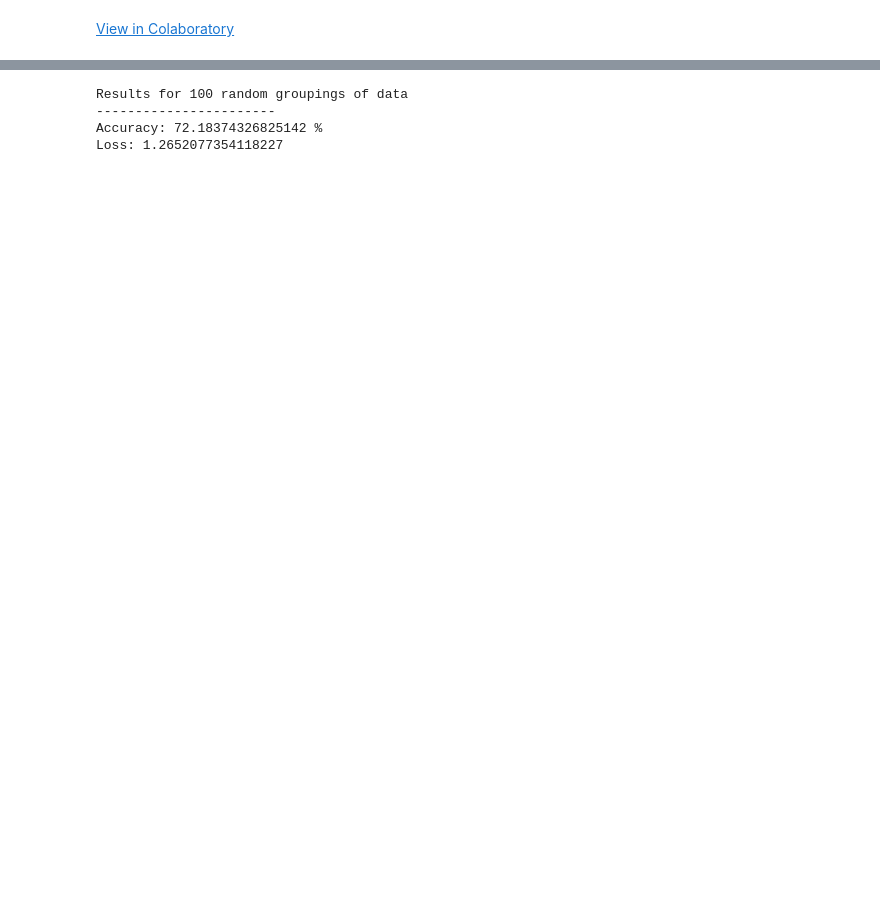
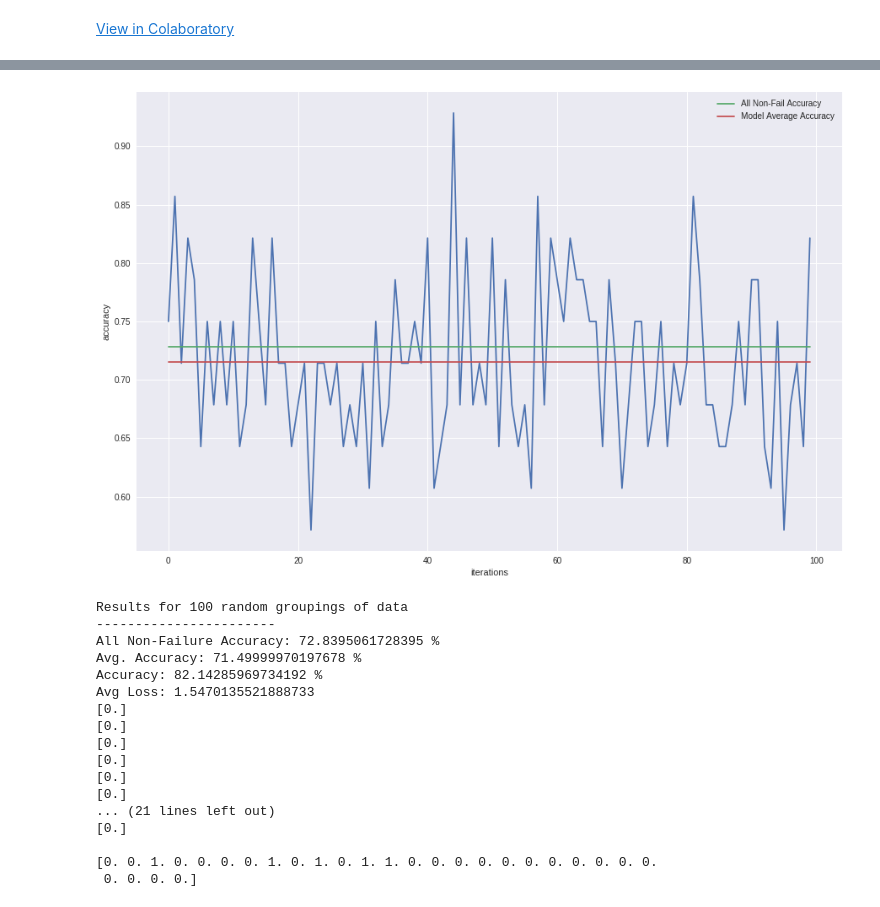
Before and after one commit to jgrandinetti/AI, a Jupyter notebook: SBRT.ipynb, the cells around one changed output, grey strips where cells are left out. Drawn from its saved outputs; the diff is of its cells as text; code cells hidden in the pictures; blank space fills up the shorter version.

```diff
--- a/SBRT.ipynb
+++ b/SBRT.ipynb
@@ -207,17 +209,54 @@ for it in range(its):
   loss.append(results[0])
-# %%
-print("Results for %0.0f random groupings of data" %its)
-print("-----------------------")
-acc = np.array(acc)
-print("Accuracy:",np.average(acc)*100,"%")
-
-loss = np.array(loss)
-print("Loss:",np.average(loss))
-# %% [output]
-Results for 100 random groupings of data
------------------------
-Accuracy: 72.18374326825142 %
-Loss: 1.2652077354118227
+# %%
+all_acc = [(59/81)] * len(acc)
+avg_acc = [np.average(acc)] * len(acc)
+
+plt.figure(figsize=(15,10))
+plt.plot(acc_count, acc)
+plt.plot(acc_count, all_acc, label='All Non-Fail Accuracy')
+plt.plot(acc_count, avg_acc, label='Model Average Accuracy')
+plt.xlabel('iterations')
+plt.ylabel('accuracy')
+plt.legend(loc='best')
+plt.show()
+
+print("Results for %0.0f random groupings of data" %its)
+print("-----------------------")
+acc = np.array(acc)
+print("All Non-Failure Accuracy:", (100*59/81), "%")
+print("Avg. Accuracy:",np.average(acc)*100,"%")
+print("Accuracy:",(acc[-1])*100,"%")
+
+loss = np.array(loss)
+print("Avg Loss:",np.average(loss))
+
+
+ynew = model.predict(X_test)
+for x in range(len(ynew)):
+  print(np.rint(ynew[x]))
+print()
+print((Y_test))
+
+#vary batch size and testing split
+# %% [output]
+[figure, added]
+Results for 100 random groupings of data
+-----------------------
+All Non-Failure Accuracy: 72.8395061728395 %
+Avg. Accuracy: 71.49999970197678 %
+Accuracy: 82.14285969734192 %
+Avg Loss: 1.5470135521888733
+[0.]
+[0.]
+[0.]
+[0.]
+[0.]
+[0.]
+... (21 lines left out)
+[0.]
+
+[0. 0. 1. 0. 0. 0. 0. 1. 0. 1. 0. 1. 1. 0. 0. 0. 0. 0. 0. 0. 0. 0. 0. 0.
+ 0. 0. 0. 0.]
 # %%
 # KNN Model
 
```
Also changed, not shown: parts of 3 cells of this notebook.
